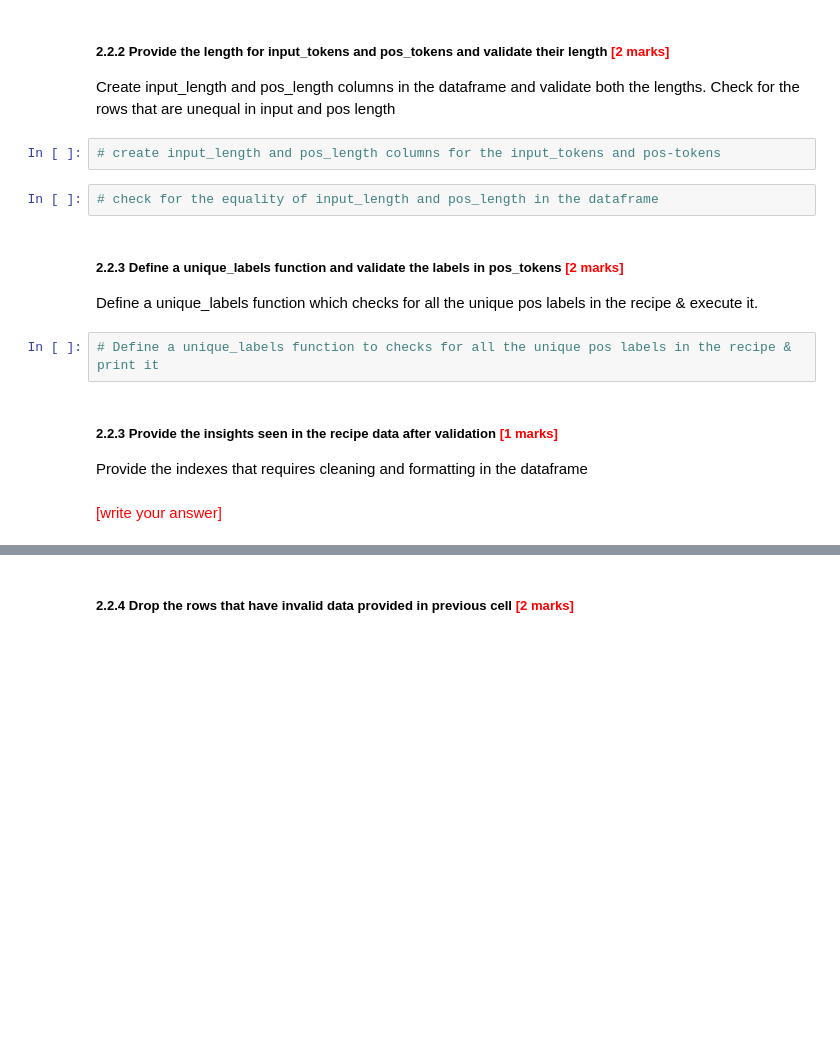
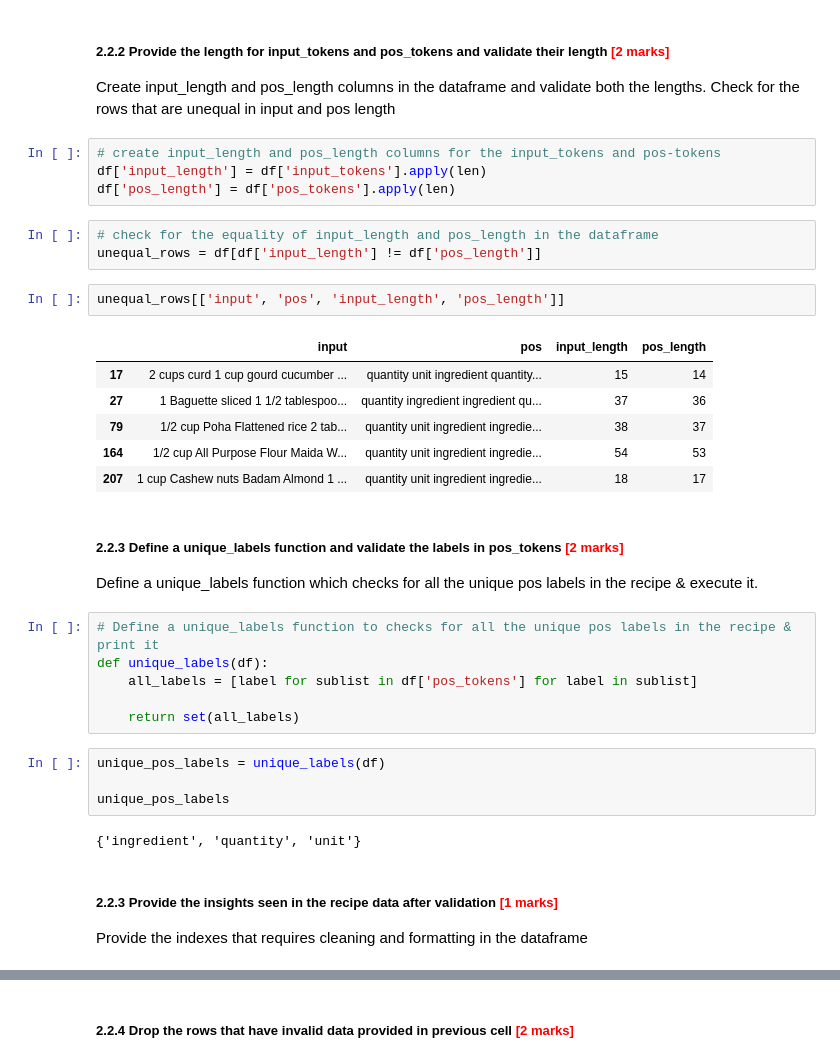
Before and after one commit to uvarajthulasiram/SyntacticProcessingAssignment, a Jupyter notebook: Identifying_Key_Entities_Recipe_Data_Starter.ipynb, the cells around one changed output, grey strips where cells are left out. Drawn from its saved outputs; the diff is of its cells as text; blank space fills up the shorter version.

```diff
--- a/Identifying_Key_Entities_Recipe_Data_Starter.ipynb
+++ b/Identifying_Key_Entities_Recipe_Data_Starter.ipynb
@@ -162,17 +166,37 @@ Split the input and pos into input_tokens and pos_tokens in the dataframe and di
 Create input_length and pos_length columns in the dataframe and validate both the lengths. Check for the rows that are unequal in input and pos length
 # %%
 # create input_length and pos_length columns for the input_tokens and pos-tokens
+df['input_length'] = df['input_tokens'].apply(len)
+df['pos_length'] = df['pos_tokens'].apply(len)
 # %%
 # check for the equality of input_length and pos_length in the dataframe
+unequal_rows = df[df['input_length'] != df['pos_length']]
+# %%
+unequal_rows[['input', 'pos', 'input_length', 'pos_length']]
+# %% [output]
+|  | input | pos | input_length | pos_length |
+| 17 | 2 cups curd 1 cup gourd cucumber ... | quantity unit ingredient quantity... | 15 | 14 |
+| 27 | 1 Baguette sliced 1 1/2 tablespoo... | quantity ingredient ingredient qu... | 37 | 36 |
+| 79 | 1/2 cup Poha Flattened rice 2 tab... | quantity unit ingredient ingredie... | 38 | 37 |
+| 164 | 1/2 cup All Purpose Flour Maida W... | quantity unit ingredient ingredie... | 54 | 53 |
+| 207 | 1 cup Cashew nuts Badam Almond 1 ... | quantity unit ingredient ingredie... | 18 | 17 |
 # %% [markdown]
 ##### **2.2.3** **Define a unique_labels function and validate the labels in pos_tokens** <font color = red>[2 marks]</font> <br>
 
 Define a unique_labels function which checks for all the unique pos labels in the recipe & execute it.
 # %%
 # Define a unique_labels function to checks for all the unique pos labels in the recipe & print it
+def unique_labels(df):
+    all_labels = [label for sublist in df['pos_tokens'] for label in sublist]
+
+    return set(all_labels)
+# %%
+unique_pos_labels = unique_labels(df)
+
+unique_pos_labels
+# %% [output]
+{'ingredient', 'quantity', 'unit'}
 # %% [markdown]
 ##### **2.2.3** **Provide the insights seen in the recipe data after validation** <font color = red>[1 marks]</font> <br>
 
 Provide the indexes that requires cleaning and formatting in the dataframe
-# %% [markdown]
-<font color = red>[write your answer]</font> <br>
```
Also changed, not shown: parts of 9 cells of this notebook.
